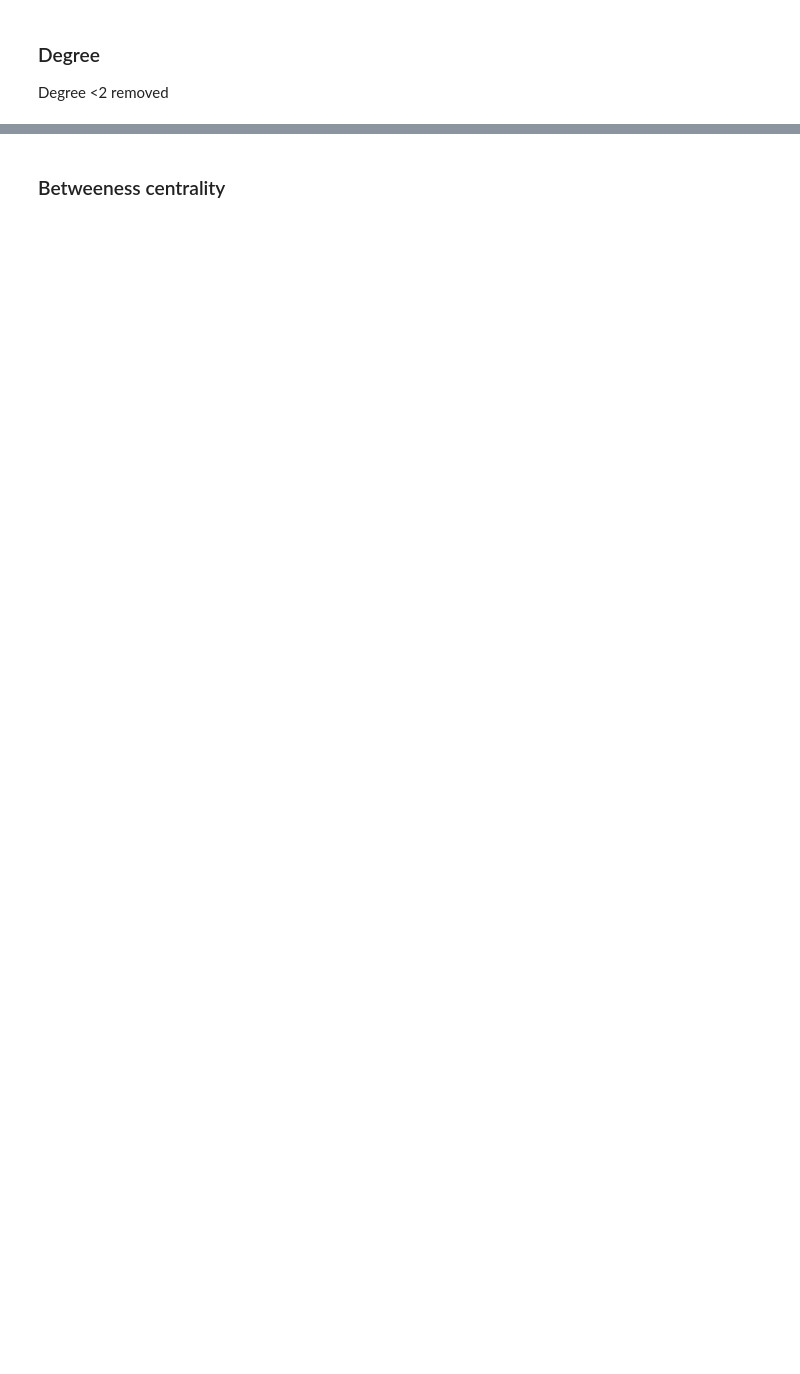
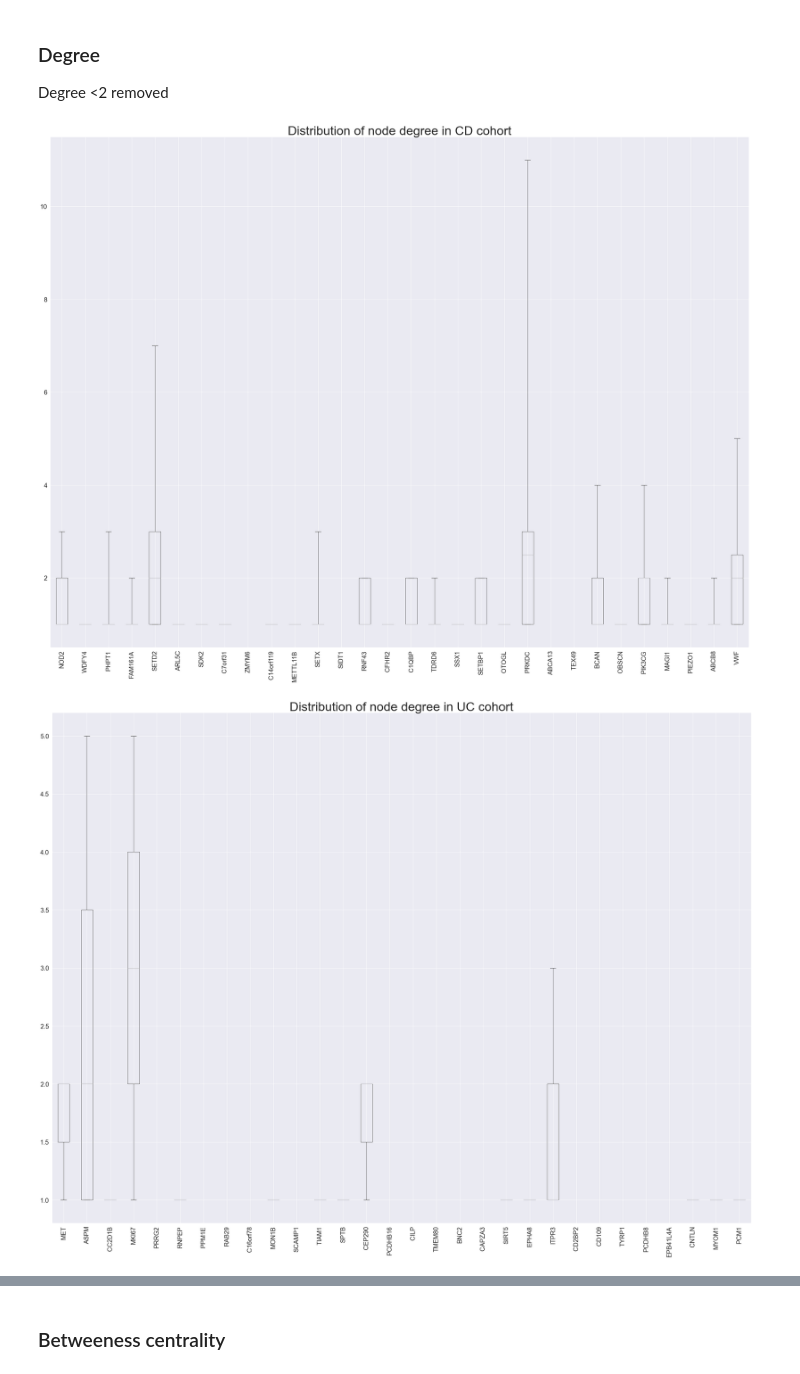
Before and after one commit to TomDoyleee/GenePy_Network_Integration, a Jupyter notebook: Results.ipynb, the cells around one changed output, grey strips where cells are left out. Drawn from its saved outputs; the diff is of its cells as text; code cells hidden in the pictures; blank space fills up the shorter version.

```diff
--- a/Results.ipynb
+++ b/Results.ipynb
@@ -247,0 +277,30 @@ Degree <2 removed
+# %%
+top_CD_bin_95 = get_network_analysis.get_top_genes(CD_bin_95, 30)
+top_UC_bin_95 = get_network_analysis.get_top_genes(UC_bin_95, 30)
+
+top_CD_bin_99 = get_network_analysis.get_top_genes(CD_bin_99, 30)
+top_UC_bin_99 = get_network_analysis.get_top_genes(UC_bin_99, 30)
+# %%
+def create_boxplot(data, subset, name, save=False):
+    '''
+    Function to generate a boxplot from a dataframe. Requires a subset index to limit number of entries.
+    '''
+    sns.set(rc = {'figure.figsize':(40,30)})
+    degree_boxplot = data[subset].boxplot(whis=(0, 100))
+    degree_boxplot.tick_params(axis='x',
+                               labelrotation=90)
+    degree_boxplot.tick_params(labelsize=20)
+    degree_boxplot.set_title('Distribution of node degree in ' + name,
+                             size=40)
+    if save == False:
+        pass
+    else:
+        degree_boxplot.figure.savefig(name+".png")
+    return plt.show(degree_boxplot)
+# %%
+# 95th percentile
+create_boxplot(CD_95_ND[CD_95_ND>0], top_CD_bin_95, name='CD cohort',save=True)
+create_boxplot(UC_95_ND[UC_95_ND>0], top_UC_bin_95, name='UC cohort',save=True)
+# %% [output]
+[figure, added]
+[figure, added]
```
Also changed, not shown: parts of 42 cells of this notebook.
